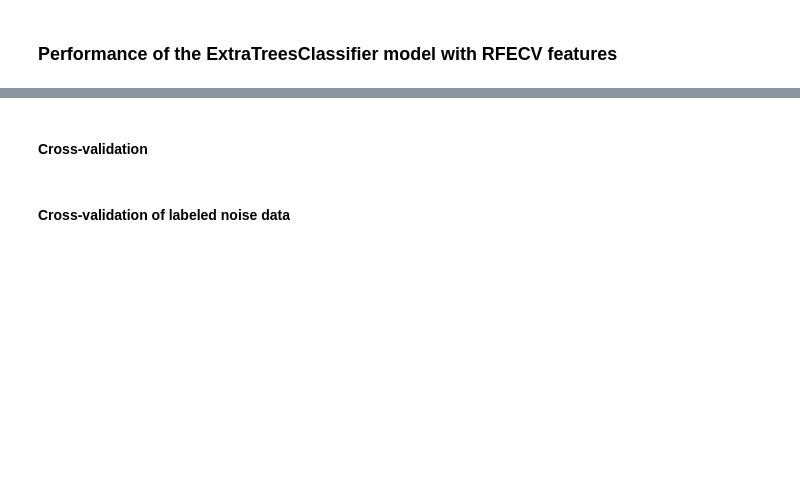
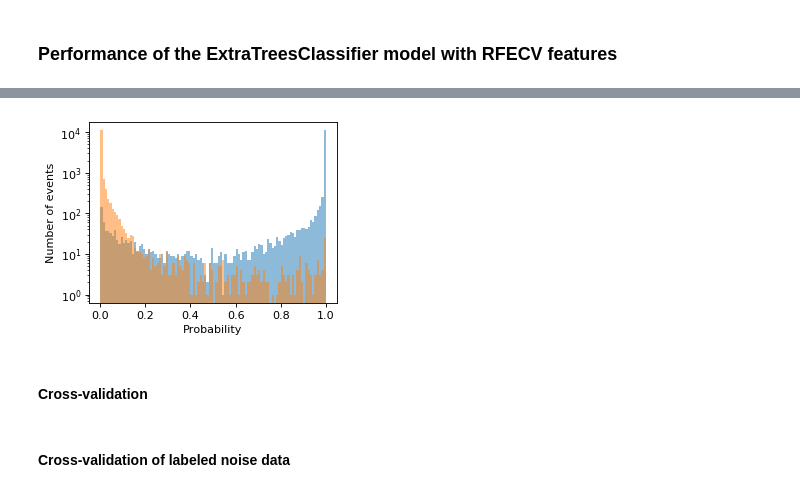
Before and after one commit to vrabelmichal/euso-patt-reco-notebooks, a Jupyter notebook: notebooks/ver4_machine_learning_convnet_szakcs_w_labeled_flight_20190628_2__v2.ipynb, the cells around one changed output, grey strips where cells are left out. Saved outputs shown, nothing was run; the diff lists cells and outputs as text; code cells hidden in the pictures; blank space fills up the shorter version.

```diff
--- a/notebooks/ver4_machine_learning_convnet_szakcs_w_labeled_flight_20190628_2__v2.ipynb
+++ b/notebooks/ver4_machine_learning_convnet_szakcs_w_labeled_flight_20190628_2__v2.ipynb
@@ -159,3 +152,5 @@ For this experiment selected features include:
 - informations about line orientations in projections of a shower
 - informations about precision of estimation the orientation of a shower
 - ...
+# %%
+mpl.rcParams['backend']
@@ -1143,3 +1070,5 @@ dataset_condenser_df_columns
  'packet_id',
  'gtu_in_packet',
  'num_gtu']
+# %%
+mpl.rcParams['backend']
@@ -1145,0 +1079,2 @@ dataset_condenser_df_columns
+# %%
+mpl.rcParams['backend']
@@ -2225,14 +2247,20 @@ Exception: File for item type yx does not exist
 # %%
-# fig, ax = plt.subplots(figsize=(4,3))
-# ax.hist(rfecv_selector_on_extra_trees_cls.predict_proba(learning_data__var_th_X_test[learning_data__source_class_test == EVENT_CLASS_SIMU_TRACK])[:,1],
-#         bins=100, alpha=.5, range=(0,1), label='Simu track')
-# ax.hist(rfecv_selector_on_extra_trees_cls.predict_proba(learning_data__var_th_X_test[learning_data__source_class_test != EVENT_CLASS_SIMU_TRACK])[:,1],
-#         bins=100, alpha=.5, range=(0,1), label='Noise')
-# ax.set_ylabel('Number of events')
-# ax.set_xlabel('Probability')
-# ax.set_yscale('log')
-# fig.savefig(os.path.join(data_snippets_dir, 'test_set_both_proba_distribution_horizontal.svg'))
-# plt.show()
+fig, ax = plt.subplots(figsize=(4,3))
+ax.hist(
+    model_checker_predictions_on_test_df['shower_prob'].iloc[
+        learning_data_dict['test']['source_class'].values == EVENT_CLASS_SIMU_TRACK],
+    bins=100, alpha=.5, range=(0,1), label='Simu track')
+ax.hist(
+    model_checker_predictions_on_test_df['shower_prob'].iloc[
+        learning_data_dict['test']['source_class'].values != EVENT_CLASS_SIMU_TRACK],
+    bins=100, alpha=.5, range=(0,1), label='Noise')
+ax.set_ylabel('Number of events')
+ax.set_xlabel('Probability')
+ax.set_yscale('log')
+fig.savefig(os.path.join(data_snippets_dir, 'test_set_both_proba_distribution_horizontal.svg'))
+plt.show()
+# %% [output]
+[figure, added]
 # %% [markdown]
 #### Cross-validation
 # %%
```
Also changed, not shown: parts of 76 cells of this notebook, 1 other file.
